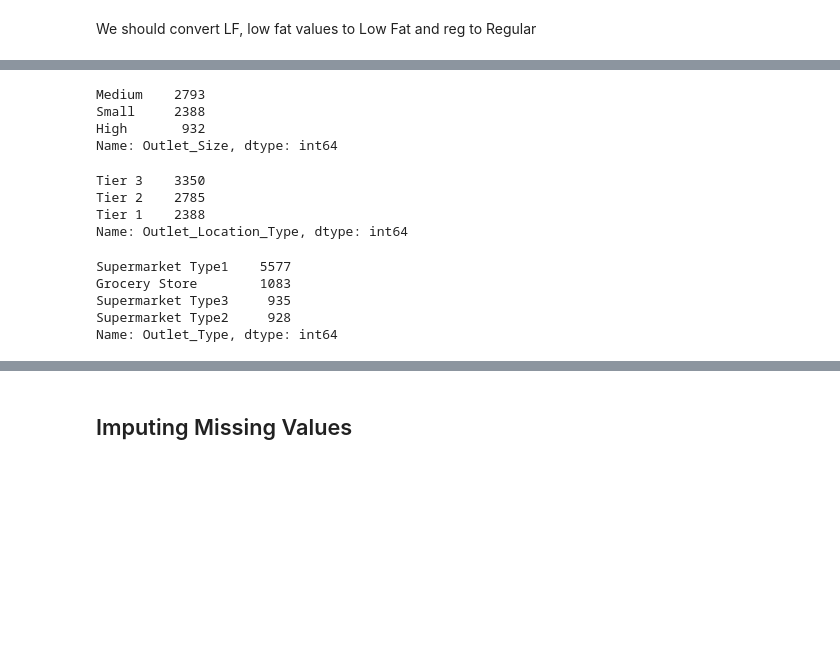
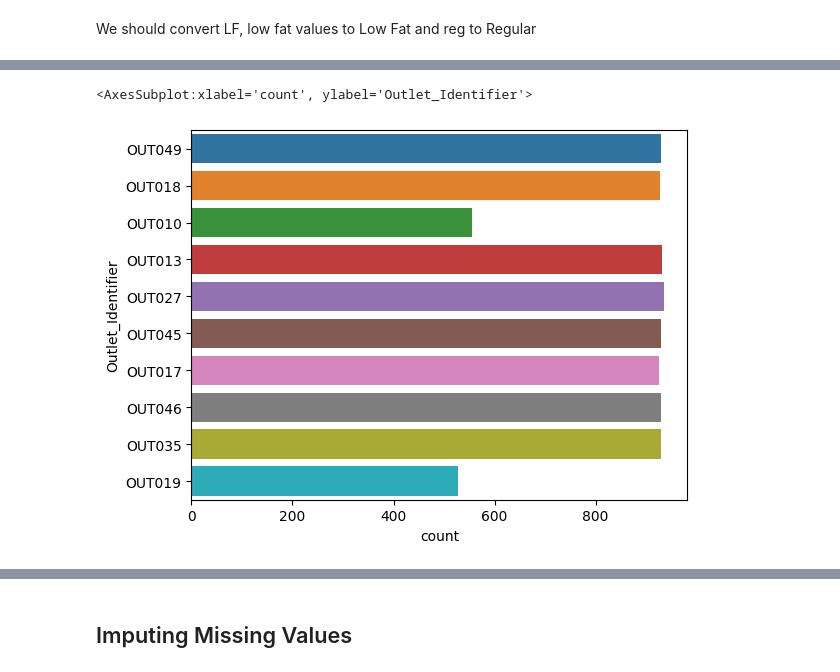
Before and after one commit to Lian-La-Fey/ML-Project-LineerRegression, a Jupyter notebook: lineer_regression.ipynb, the cells around one changed output, grey strips where cells are left out. Drawn from its saved outputs; the diff is of its cells as text; code cells hidden in the pictures; blank space fills up the shorter version.

```diff
--- a/lineer_regression.ipynb
+++ b/lineer_regression.ipynb
@@ -124,22 +94,6 @@ Name: Item_Type, dtype: int64
-# %%
-data['Outlet_Size'].value_counts()
-# %% [output]
-Medium    2793
-Small     2388
-High       932
-Name: Outlet_Size, dtype: int64
-# %%
-data['Outlet_Location_Type'].value_counts()
-# %% [output]
-Tier 3    3350
-Tier 2    2785
-Tier 1    2388
-Name: Outlet_Location_Type, dtype: int64
-# %%
-data['Outlet_Type'].value_counts()
-# %% [output]
-Supermarket Type1    5577
-Grocery Store        1083
-Supermarket Type3     935
-Supermarket Type2     928
-Name: Outlet_Type, dtype: int64
+# %%
+# data['Outlet_Identifier'].value_counts()
+sns.countplot(y=data["Outlet_Identifier"])
+# %% [output]
+<AxesSubplot:xlabel='count', ylabel='Outlet_Identifier'>
+[figure, added]
```
Also changed, not shown: parts of 31 cells of this notebook.
